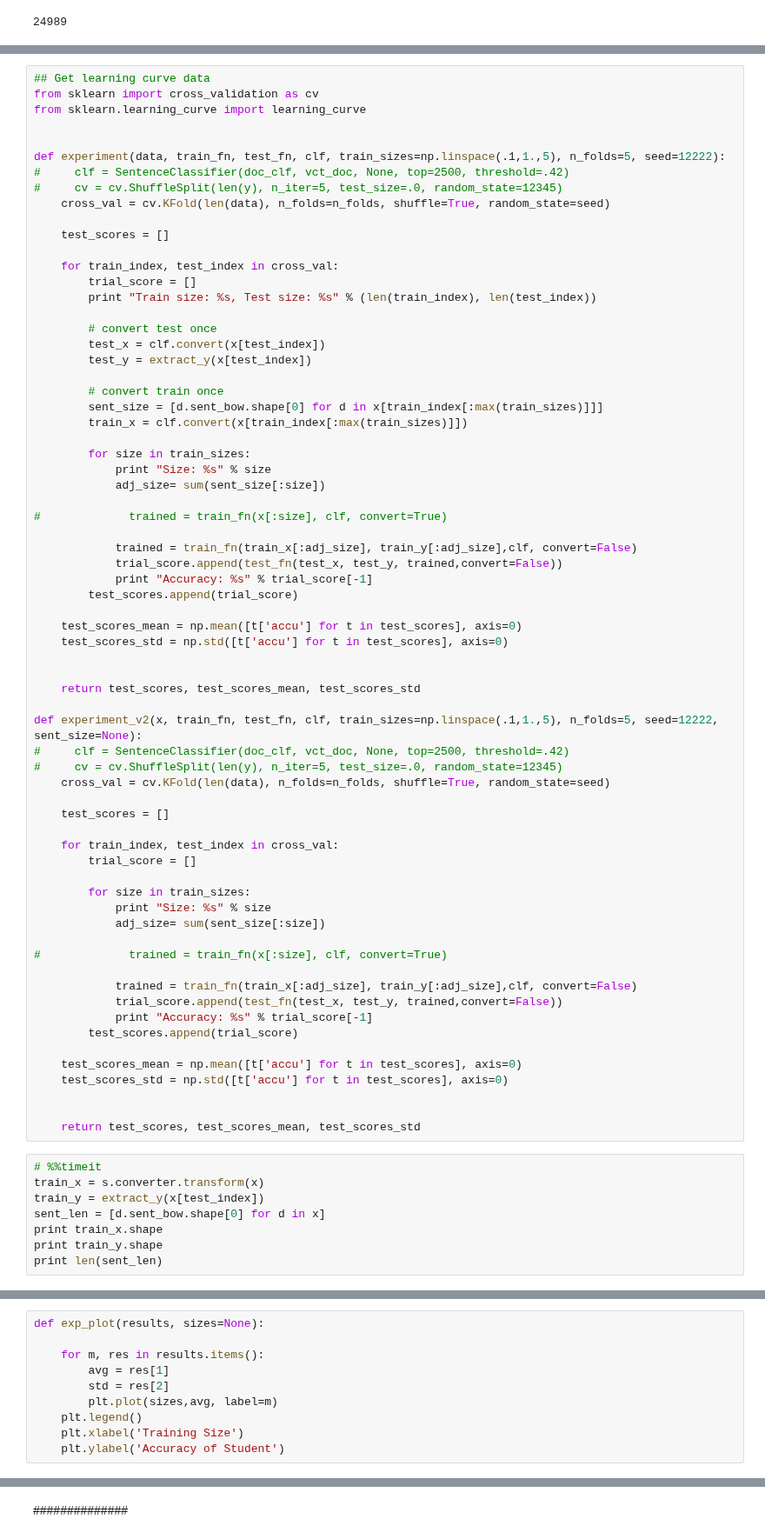
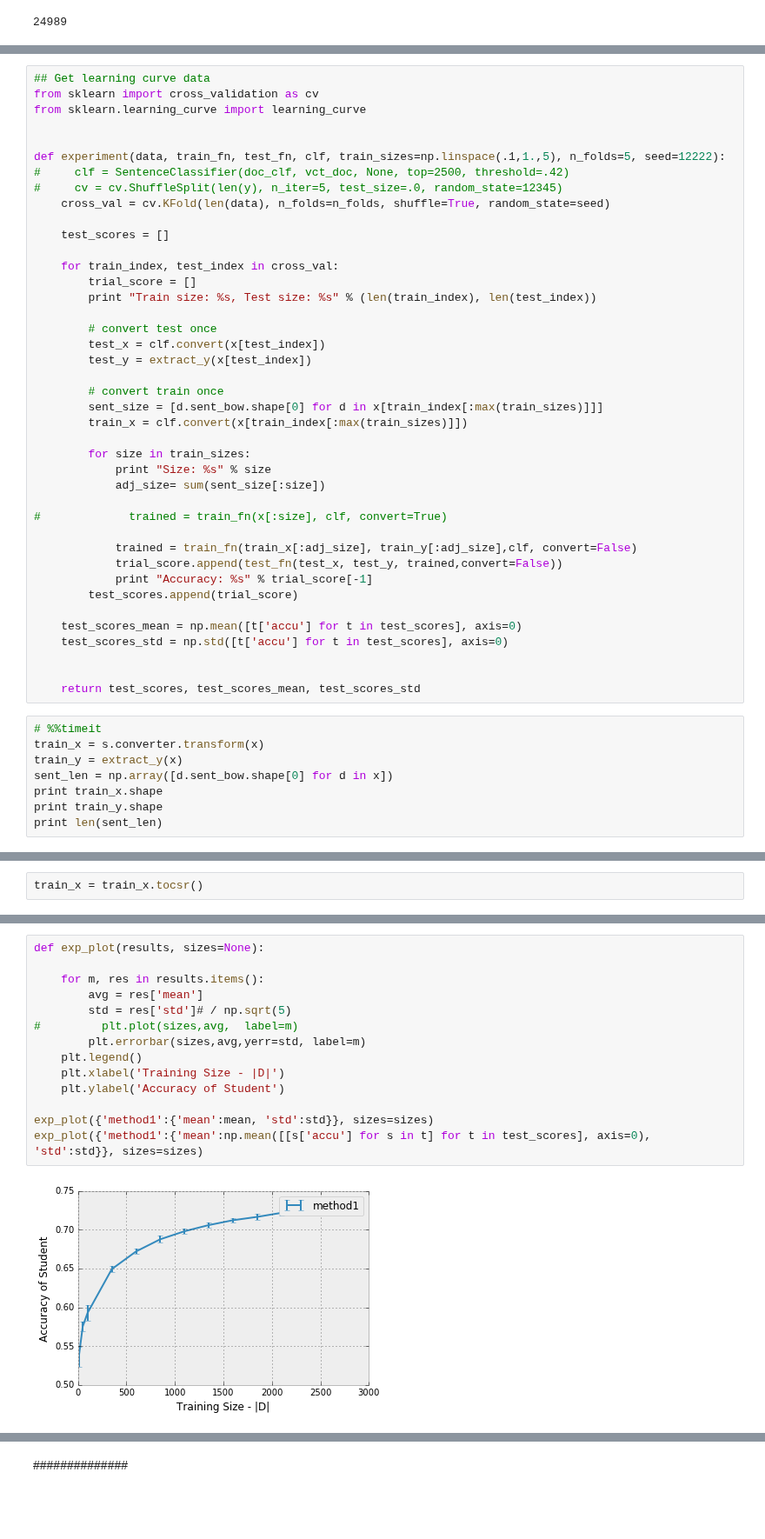
Before and after one commit to mramire8/notebooks, a Jupyter notebook: revisiting/sentence_classifier_features.ipynb, the cells around one changed output, grey strips where cells are left out. Shown at 87% size. Cells and saved outputs as stored; diff of their text form; blank space fills up the shorter version.

```diff
--- a/revisiting/sentence_classifier_features.ipynb
+++ b/revisiting/sentence_classifier_features.ipynb
@@ -443,38 +445,11 @@ def experiment(data, train_fn, test_fn, clf, train_sizes=np.linspace(.1,1.,5), n
 
 
     return test_scores, test_scores_mean, test_scores_std
-
-def experiment_v2(x, train_fn, test_fn, clf, train_sizes=np.linspace(.1,1.,5), n_folds=5, seed=12222, sent_size=None):
-#     clf = SentenceClassifier(doc_clf, vct_doc, None, top=2500, threshold=.42)
-#     cv = cv.ShuffleSplit(len(y), n_iter=5, test_size=.0, random_state=12345)
-    cross_val = cv.KFold(len(data), n_folds=n_folds, shuffle=True, random_state=seed)
-
-    test_scores = []
-
-    for train_index, test_index in cross_val:
-        trial_score = []
-
-        for size in train_sizes:
-            print "Size: %s" % size
-            adj_size= sum(sent_size[:size])
-
-#             trained = train_fn(x[:size], clf, convert=True)
-
-            trained = train_fn(train_x[:adj_size], train_y[:adj_size],clf, convert=False)
-            trial_score.append(test_fn(test_x, test_y, trained,convert=False))
-            print "Accuracy: %s" % trial_score[-1]
-        test_scores.append(trial_score)
-
-    test_scores_mean = np.mean([t['accu'] for t in test_scores], axis=0)
-    test_scores_std = np.std([t['accu'] for t in test_scores], axis=0)
-
-
-    return test_scores, test_scores_mean, test_scores_std
 # %%
 # %%timeit
 train_x = s.converter.transform(x)
-train_y = extract_y(x[test_index])
-sent_len = [d.sent_bow.shape[0] for d in x]
+train_y = extract_y(x)
+sent_len = np.array([d.sent_bow.shape[0] for d in x])
 print train_x.shape
 print train_y.shape
 print len(sent_len)
@@ -482,0 +460,2 @@ KeyboardInterrupt:
+# %%
+train_x = train_x.tocsr()
@@ -483,10 +534,16 @@ KeyboardInterrupt:
 # %%
 def exp_plot(results, sizes=None):
 
     for m, res in results.items():
-        avg = res[1]
-        std = res[2]
-        plt.plot(sizes,avg, label=m)
+        avg = res['mean']
+        std = res['std']# / np.sqrt(5)
+#         plt.plot(sizes,avg,  label=m)
+        plt.errorbar(sizes,avg,yerr=std, label=m)
     plt.legend()
-    plt.xlabel('Training Size')
+    plt.xlabel('Training Size - |D|')
     plt.ylabel('Accuracy of Student')
+
+exp_plot({'method1':{'mean':mean, 'std':std}}, sizes=sizes)
+exp_plot({'method1':{'mean':np.mean([[s['accu'] for s in t] for t in test_scores], axis=0), 'std':std}}, sizes=sizes)
+# %% [output]
+[figure, added]
```
Also changed, not shown: parts of 12 cells of this notebook.
